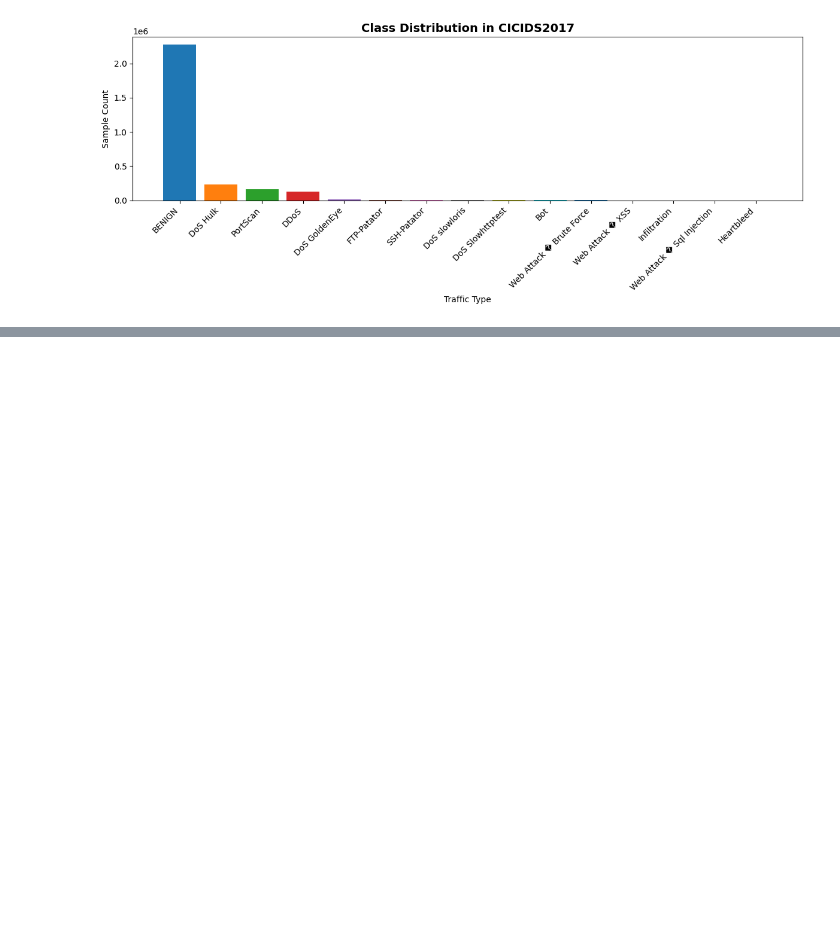
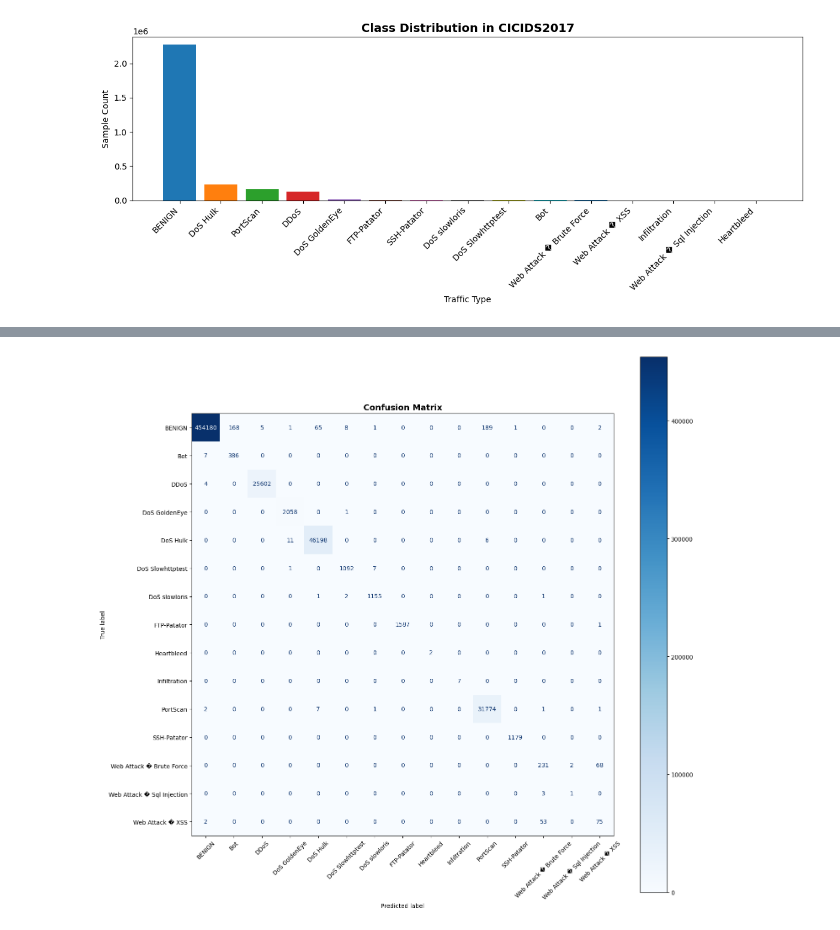
Before and after one commit to yoshbatula/Hybrid-Enhanced-Stacked-Ensemble-for-Network-Intrusion-Detection, a Jupyter notebook: baseline-model.ipynb, the cells around one changed output, grey strips where cells are left out. Cells and saved outputs as stored; diff of their text form; code cells hidden in the pictures; blank space fills up the shorter version.

```diff
--- a/baseline-model.ipynb
+++ b/baseline-model.ipynb
@@ -131,0 +264,27 @@ plt.show()
+# %%
+# Predict on test set
+y_pred      = model.predict(X_test)
+y_pred_prob = model.predict_proba(X_test)
+
+# Accuracy
+acc = accuracy_score(y_test, y_pred)
+
+# Precision / Recall / F1 (weighted)
+prec    = precision_score(y_test, y_pred, average='weighted', zero_division=0)
+rec     = recall_score   (y_test, y_pred, average='weighted', zero_division=0)
+f1      = f1_score       (y_test, y_pred, average='weighted', zero_division=0)
+
+# Log Loss
+ll = log_loss(y_test, y_pred_prob)
+
+# AUC-ROC (One-vs-Rest, weighted)
+auc = roc_auc_score(y_test, y_pred_prob, multi_class='ovr', average='weighted')
+
+
+print('          EVALUATION METRICS (Test Set)')
+print(f'  Accuracy          : {acc:.4f}')
+print(f'  Precision (w-avg) : {prec:.4f}')
+print(f'  Recall    (w-avg) : {rec:.4f}')
+print(f'  F1-Score  (w-avg) : {f1:.4f}')
+print(f'  Log Loss          : {ll:.4f}')
+print(f'  AUC-ROC   (w-avg) : {auc:.4f}')
@@ -131,0 +350,11 @@ plt.show()
+# %%
+# Confusion matrix visualization
+cm = confusion_matrix(y_test, y_pred)
+fig, ax = plt.subplots(figsize=(max(8, n_classes), max(6, n_classes - 1)))
+disp = ConfusionMatrixDisplay(confusion_matrix=cm, display_labels=class_names)
+disp.plot(ax=ax, cmap='Blues', colorbar=True, xticks_rotation=45)
+ax.set_title('Confusion Matrix', fontsize=14, fontweight='bold')
+plt.tight_layout()
+plt.show()
+# %% [output]
+[figure, added]
```
Also changed, not shown: parts of 9 cells of this notebook.
